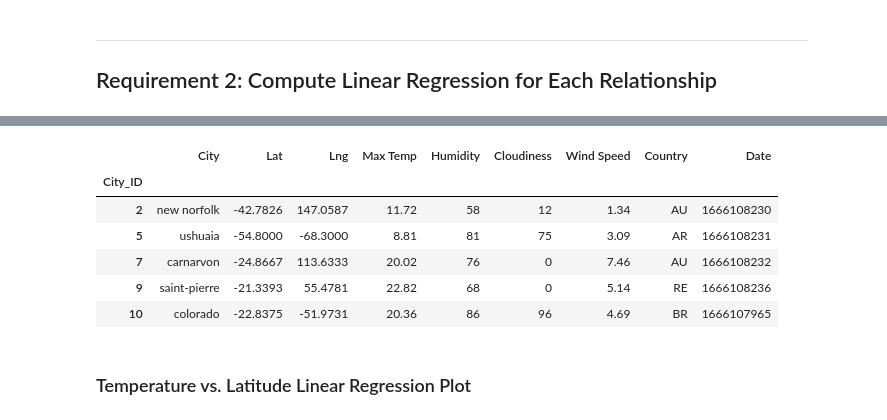
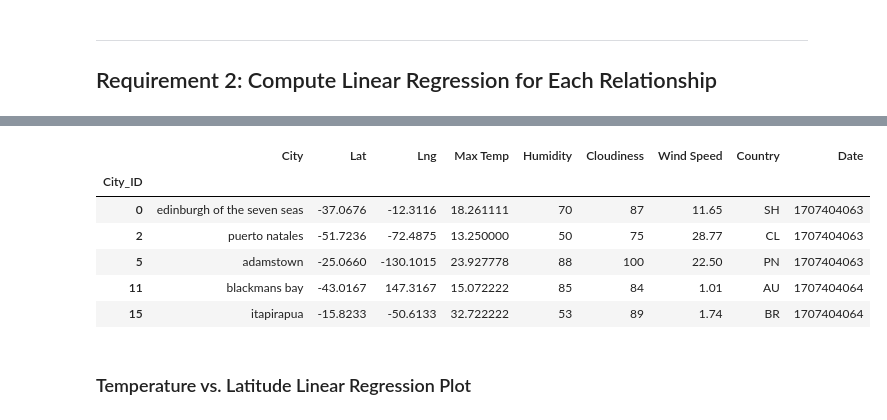
Before and after one commit to pkarey/python-api-challenge, a Jupyter notebook: starter_code/WeatherPy.ipynb, the cells around one changed output, grey strips where cells are left out. Drawn from its saved outputs; the diff is of its cells as text; code cells hidden in the pictures.

```diff
--- a/starter_code/WeatherPy.ipynb
+++ b/starter_code/WeatherPy.ipynb
@@ -271,16 +304,16 @@ northern_hemi_df.head()
 # %%
 # Create a DataFrame with the Southern Hemisphere data (Latitude < 0)
-# YOUR CODE HERE
+southern_hemi_df = city_data_df.loc[city_data_df['Lat']< 0]
 
 # Display sample data
 southern_hemi_df.head()
 # %% [output]
 |  | City | Lat | Lng | Max Temp | Humidity | Cloudiness | Wind Speed | Country | Date |
 | City_ID |  |  |  |  |  |  |  |  |  |
-| 2 | new norfolk | -42.7826 | 147.0587 | 11.72 | 58 | 12 | 1.34 | AU | 1666108230 |
-| 5 | ushuaia | -54.8000 | -68.3000 | 8.81 | 81 | 75 | 3.09 | AR | 1666108231 |
-| 7 | carnarvon | -24.8667 | 113.6333 | 20.02 | 76 | 0 | 7.46 | AU | 1666108232 |
-| 9 | saint-pierre | -21.3393 | 55.4781 | 22.82 | 68 | 0 | 5.14 | RE | 1666108236 |
-| 10 | colorado | -22.8375 | -51.9731 | 20.36 | 86 | 96 | 4.69 | BR | 1666107965 |
+| 0 | edinburgh of the seven seas | -37.0676 | -12.3116 | 18.261111 | 70 | 87 | 11.65 | SH | 1707404063 |
+| 2 | puerto natales | -51.7236 | -72.4875 | 13.250000 | 50 | 75 | 28.77 | CL | 1707404063 |
+| 5 | adamstown | -25.0660 | -130.1015 | 23.927778 | 88 | 100 | 22.50 | PN | 1707404063 |
+| 11 | blackmans bay | -43.0167 | 147.3167 | 15.072222 | 85 | 84 | 1.01 | AU | 1707404064 |
+| 15 | itapirapua | -15.8233 | -50.6133 | 32.722222 | 53 | 89 | 1.74 | BR | 1707404064 |
 # %% [markdown]
 ###  Temperature vs. Latitude Linear Regression Plot
```
Also changed, not shown: parts of 28 cells of this notebook, 6 other files.
